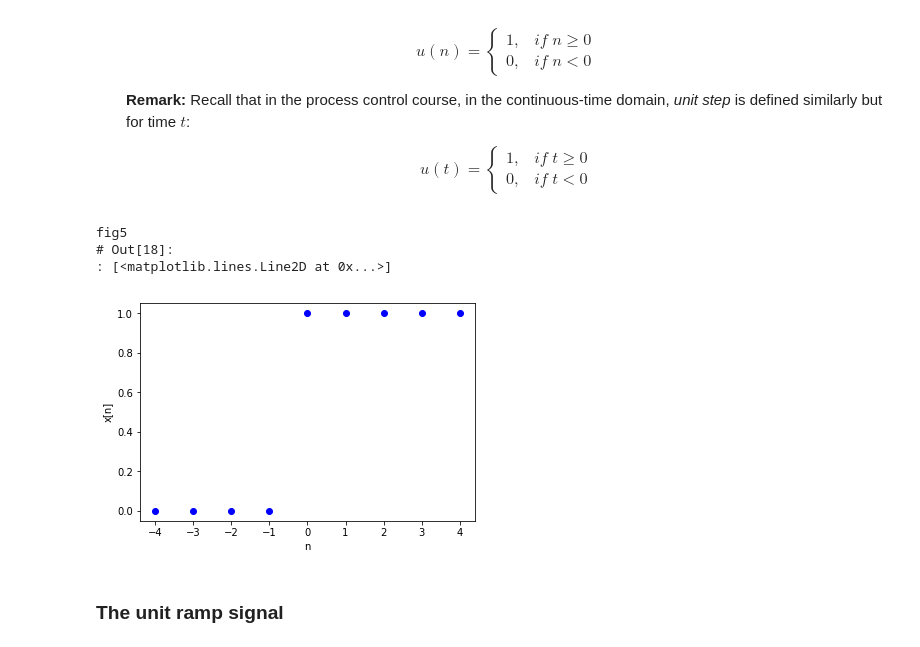
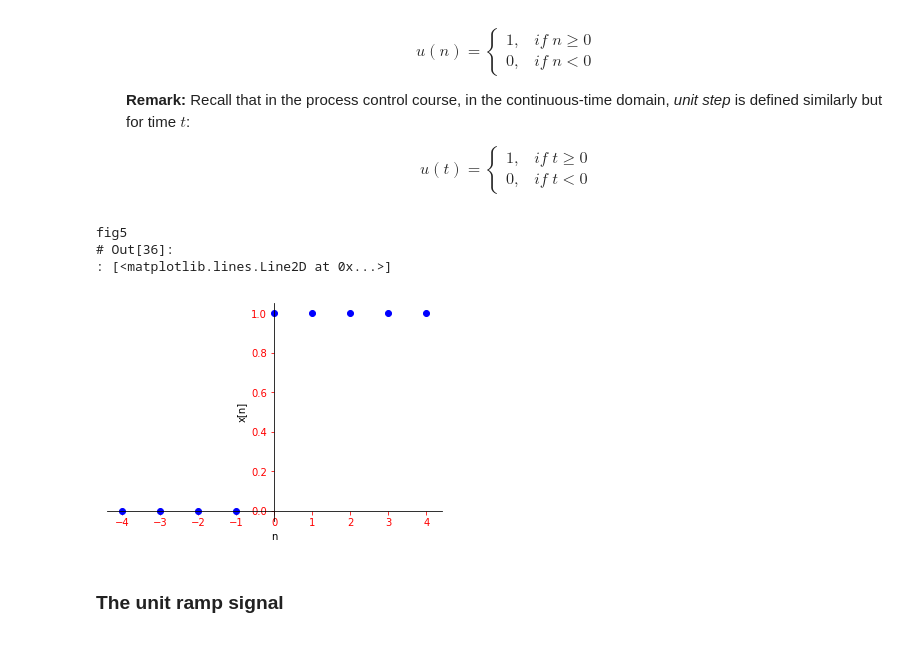
Before and after one commit to stevand/W20-CHE573, a Jupyter notebook: 01-intro.ipynb, the cells around one changed output. Cells and saved outputs as stored; diff of their text form; code cells hidden in the pictures.

```diff
--- a/01-intro.ipynb
+++ b/01-intro.ipynb
@@ -253,27 +254,36 @@ fig4
 # %%
 import matplotlib.pyplot as plt
 import numpy as np
 import math
 
 
 n=np.linspace(-4,4,9)
 x=np.zeros(len(n))
 
 for i in range (0,len(n)):
       if  n[i]>= 0:
-        x[i]=1
+	x[i]=1
       else:
-        x[i]=0
+	x[i]=0
 
 plt.xlabel('n')
 plt.ylabel('x[n]')
 plt.xticks(n)
+plt.tick_params(axis='x', colors='red')
+plt.tick_params(axis='y', colors='red')
+ax = plt.gca()  # gca stands for 'get current axis'
+ax.spines['right'].set_color('none')
+ax.spines['top'].set_color('none')
+ax.xaxis.set_ticks_position('bottom')
+ax.spines['bottom'].set_position(('data',0))
+ax.yaxis.set_ticks_position('left')
+ax.spines['left'].set_position(('data',0))
 plt.plot(n,x,'bo')
 # %% [output]
 fig5
-# Out[18]:
+# Out[36]:
 : [<matplotlib.lines.Line2D at 0x...>]
-[figure, old version]
+[figure, new version]
 # %% [markdown]
 ### The unit ramp signal
 # %% [markdown]
```
Also changed, not shown: parts of 2 cells of this notebook.
